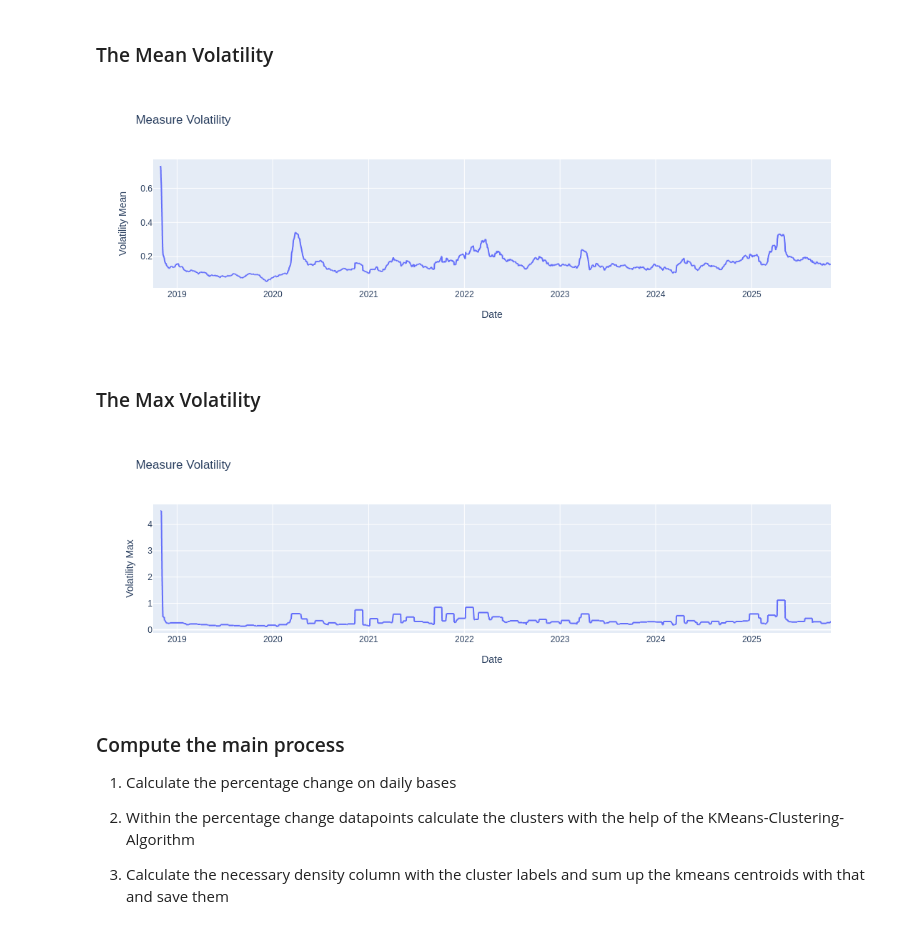
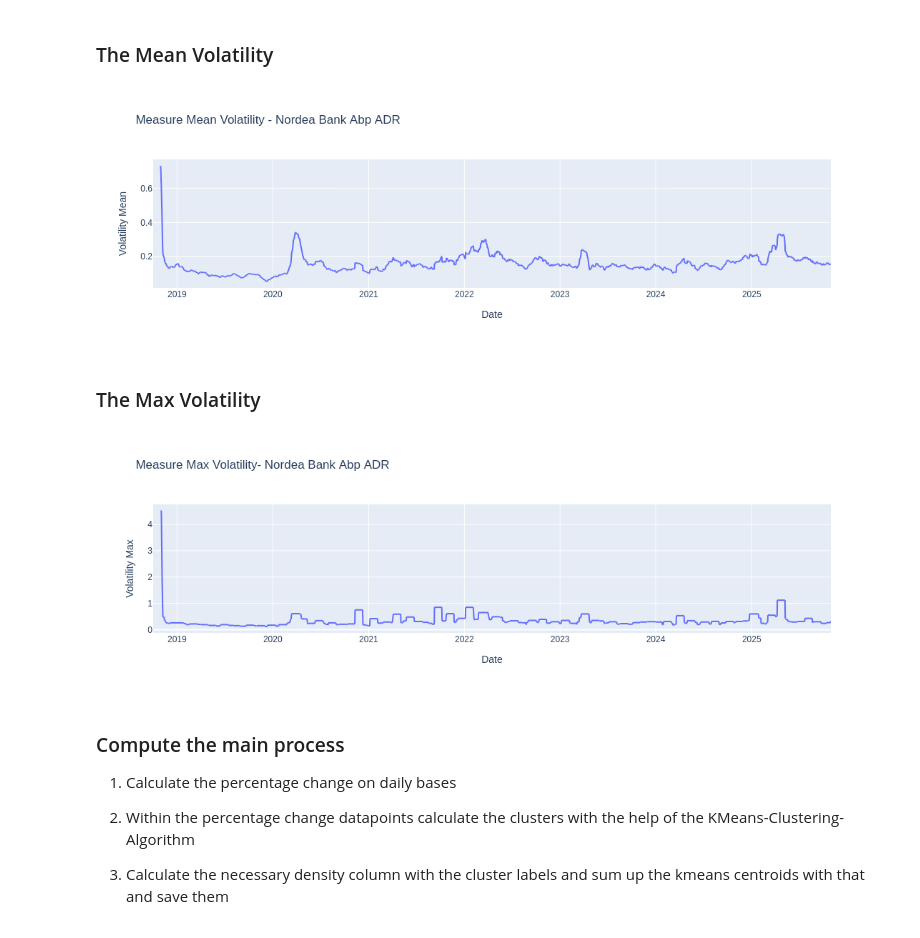
Before and after one commit to JuginPower/analyzer, a Jupyter notebook: kmeans-vol.ipynb, the cells around one changed output. Drawn from its saved outputs; the diff is of its cells as text; code cells hidden in the pictures.

```diff
--- a/kmeans-vol.ipynb
+++ b/kmeans-vol.ipynb
@@ -84,19 +85,19 @@ fig.show()
 # %% [markdown]
 ### The Mean Volatility
 # %%
-fig = px.line(df_stock, x="date", y="volatility_mean", title="Measure Volatility",
+fig = px.line(df_stock, x="date", y="volatility_mean", title=f"Measure Mean Volatility - {stock_name}",
               labels={"date": "Date", "volatility_mean": "Volatility Mean"})
 fig.show()
 # %% [output]
-[figure, old version]
+[figure, new version]
 # %% [markdown]
 ### The Max Volatility
 # %%
-fig = px.line(df_stock, x="date", y="volatility_max", title="Measure Volatility",
+fig = px.line(df_stock, x="date", y="volatility_max", title=f"Measure Max Volatility- {stock_name}",
               labels={"date": "Date", "volatility_max": "Volatility Max"})
 fig.show()
 # %% [output]
-[figure, old version]
+[figure, new version]
 # %% [markdown]
 ### Compute the main process
 
```
Also changed, not shown: parts of 5 cells of this notebook, 5 other files.
